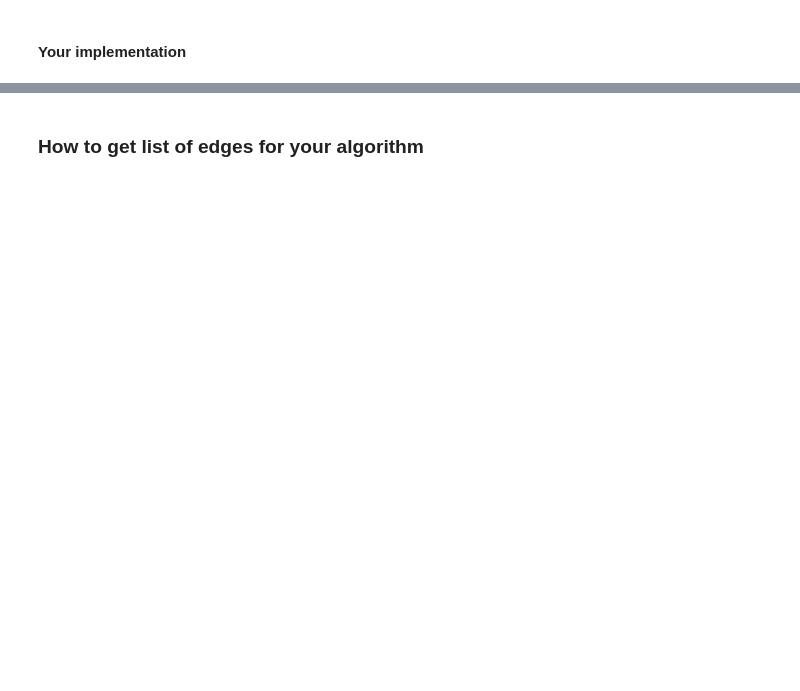
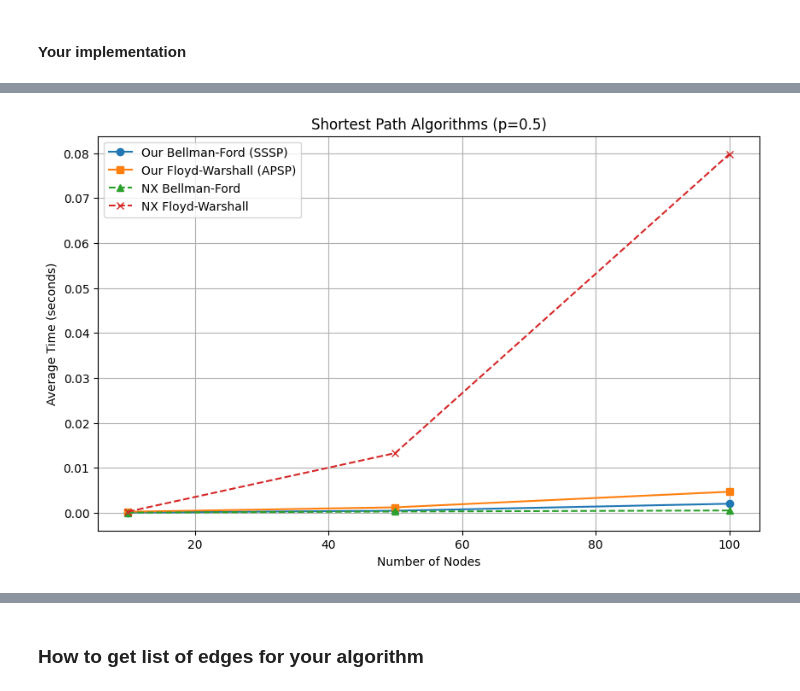
Before and after one commit to oksentiukpn/Dm_lab, a Jupyter notebook: Lab3_trees/Lab1_Trees.ipynb, the cells around one changed output, grey strips where cells are left out. Drawn from its saved outputs; the diff is of its cells as text; code cells hidden in the pictures; blank space fills up the shorter version.

```diff
--- a/Lab3_trees/Lab1_Trees.ipynb
+++ b/Lab3_trees/Lab1_Trees.ipynb
@@ -146,7 +300,7 @@ G = gnp_random_connected_graph(10, 0.5, True, True)
 # %%
 # pred is a dictionary of predecessors, dist is a dictionary of distances
 try:
-    pred, dist = bellman_ford_predecessor_and_distance(G, 0)
+    pred, dist = bellman_ford_predecessor_and_distance(G2, 0)
     for k, v in dist.items():
         print(f"Distance to {k}:", v)
 except:
@@ -192,0 +403,90 @@ Distances with 9 source: {9: 0, 5: 7, 8: 9, 0: inf, 1: inf, 2: inf, 3: inf, 4: i
+# %%
+NODES = [10, 50, 100]
+COMPLETENESS = 0.5
+NUM_OF_ITERATIONS = 10
+results = []
+
+for N in NODES:
+    G = gnp_random_connected_graph(N, COMPLETENESS, True, custom_weights=[0,20])
+
+    source_node = 0
+
+    time_taken = 0
+    for i in tqdm(range(NUM_OF_ITERATIONS), desc=f"NX BF N={N}"):
+        start = time.time()
+        nx.bellman_ford_predecessor_and_distance(G, source_node)
+        end = time.time()
+        time_taken += end - start
+    avg_nx_bf = time_taken / NUM_OF_ITERATIONS
+
+    time_taken = 0
+    for i in tqdm(range(NUM_OF_ITERATIONS), desc=f"NX FW N={N}"):
+        start = time.time()
+        nx.floyd_warshall_predecessor_and_distance(G)
+
+        end = time.time()
+        time_taken += end - start
+    avg_nx_fw = time_taken / NUM_OF_ITERATIONS
+
+
+    time_taken = 0
+    for i in tqdm(range(NUM_OF_ITERATIONS), desc=f"BF N={N}"):
+        start = time.time()
+        Belford(G, source_node)
+        end = time.time()
+        time_taken += end - start
+    avg_bf = time_taken / NUM_OF_ITERATIONS
+
+    time_taken = 0
+    for i in tqdm(range(NUM_OF_ITERATIONS), desc=f"FW N={N}"):
+        start = time.time()
+        Floyd(G)
+        end = time.time()
+        time_taken += end - start
+    avg_fw = time_taken / NUM_OF_ITERATIONS
+
+    results.append({
+        'Nodes': N,
+        'Our BF': avg_bf,
+        'Our FW': avg_fw,
+        'NX BF': avg_nx_bf,
+        'NX FW': avg_nx_fw
+    })
+
+df = pd.DataFrame(results)
+
+plt.figure(figsize=(10, 6))
+plt.plot(df['Nodes'], df['Our BF'], marker='o', label='Our Bellman-Ford (SSSP)')
+plt.plot(df['Nodes'], df['Our FW'], marker='s', label='Our Floyd-Warshall (APSP)')
+plt.plot(df['Nodes'], df['NX BF'], marker='^', linestyle='--', label='NX Bellman-Ford')
+plt.plot(df['Nodes'], df['NX FW'], marker='x', linestyle='--', label='NX Floyd-Warshall')
+
+plt.title(f"Shortest Path Algorithms (p={COMPLETENESS})")
+plt.xlabel("Number of Nodes")
+plt.ylabel("Average Time (seconds)")
+plt.legend()
+plt.grid(True)
+plt.show()
+
+
+# Behavior with negative cycles
+G_neg = nx.DiGraph()
+G_neg.add_edges_from([(0, 1, {'weight': 1}),
+                      (1, 2, {'weight': -5}),
+                      (2, 0, {'weight': 2})]) # 0->1->2->0 sum = -2
+
+print("Graph with Negative Cycle (0 -> 1 -> 2 -> 0, weight -2):")
+
+try:
+    Belford(G_neg, 0)
+    print("No detection")
+except Exception as e:
+    print(f"DETECTED: {e}")
+
+try:
+    Floyd(G_neg)
+    print("No detection")
+except Exception as e:
+    print(f"DETECTED: {e}")
+# %% [output]
+[figure, added]
```
Also changed, not shown: parts of 34 cells of this notebook, 1 other file.
